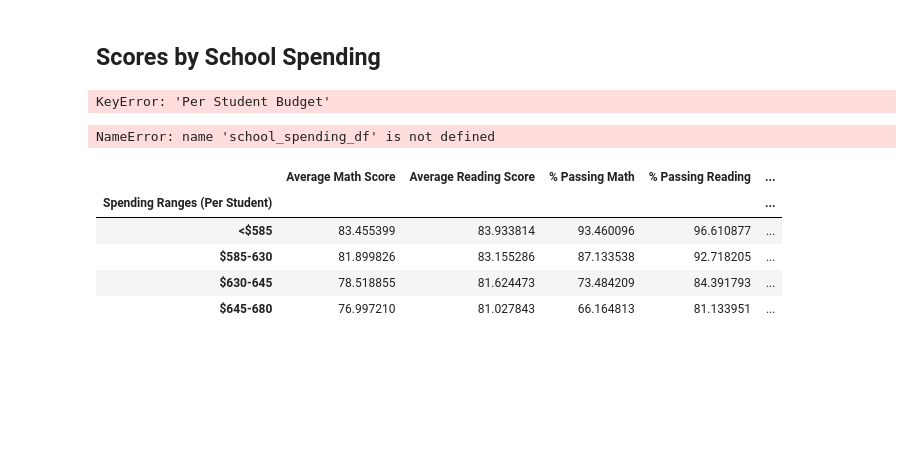
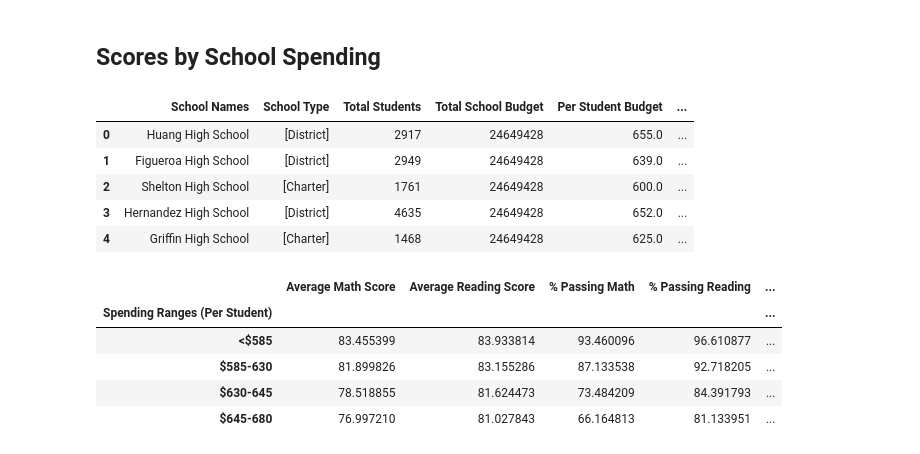
Before and after one commit to alexkopp12/pandas-challenge, a Jupyter notebook: PyCitySchools/PyCitySchools_hw.ipynb, the cells around one changed output. Cells and saved outputs as stored; diff of their text form; code cells hidden in the pictures; blank space fills up the shorter version.

```diff
--- a/PyCitySchools/PyCitySchools_hw.ipynb
+++ b/PyCitySchools/PyCitySchools_hw.ipynb
@@ -107,4 +107,5 @@ district_summary
 ## School Summary
 # %%
 # Use the code provided to select the school type
-school_types = school_data.set_index(["school_name"])["type"]
+school_types = school_data_complete.groupby(['School ID'])['type'].unique()
+school_types.apply(''.join)
@@ -123,6 +152,7 @@ Name: Student ID, dtype: int64
 # %%
 # Calculate the total school budget and per capita spending
 per_school_budget = school_data[['School ID', 'budget']]
-per_school_capita = per_school_budget['budget'] / per_school_counts
-per_school_capita.head()
+per_school_budget
+per_capita_budget_school = per_school_budget['budget'] / per_school_counts
+per_capita_budget_school
 # %% [output]
@@ -310,18 +417,21 @@ school_spending_df = per_school_summary.copy()
 # %%
 # Use `pd.cut` to categorize spending based on the bins.
 school_spending_df["Spending Ranges (Per Student)"] = pd.cut(school_spending_df['Per Student Budget'], bins= spending_bins, labels= labels)
 
-school_spending_df
+school_spending_df.head()
 # %% [output]
-KeyError: 'Per Student Budget'
+|  | School Names | School Type | Total Students | Total School Budget | Per Student Budget | ... |
+| 0 | Huang High School | [District] | 2917 | 24649428 | 655.0 | ... |
+| 1 | Figueroa High School | [District] | 2949 | 24649428 | 639.0 | ... |
+| 2 | Shelton High School | [Charter] | 1761 | 24649428 | 600.0 | ... |
+| 3 | Hernandez High School | [District] | 4635 | 24649428 | 652.0 | ... |
+| 4 | Griffin High School | [Charter] | 1468 | 24649428 | 625.0 | ... |
 # %%
 #  Calculate averages for the desired columns.
-spending_math_scores = school_spending_df.groupby(["Spending Ranges (Per Student)"]).mean()["Average Math Score"]
-spending_reading_scores = school_spending_df.groupby(["Spending Ranges (Per Student)"]).mean()["Average Reading Score"]
-spending_passing_math = school_spending_df.groupby(["Spending Ranges (Per Student)"]).mean()["% Passing Math"]
-spending_passing_reading = school_spending_df.groupby(["Spending Ranges (Per Student)"]).mean()["% Passing Reading"]
-overall_passing_spending = school_spending_df.groupby(["Spending Ranges (Per Student)"]).mean()["% Overall Passing"]
+spending_math_scores = school_spending_df.groupby(["Spending Ranges (Per Student)"])["Average math score"].mean()
+spending_reading_scores = school_spending_df.groupby(["Spending Ranges (Per Student)"])["Average reading score"].mean()
+spending_passing_math = school_spending_df.groupby(["Spending Ranges (Per Student)"])["Math Passing Rate"].mean()
+spending_passing_reading = school_spending_df.groupby(["Spending Ranges (Per Student)"])["Reading Passing Rate"].mean()
+overall_passing_spending = school_spending_df.groupby(["Spending Ranges (Per Student)"])["Overall Passing Rate"].mean()
-# %% [output]
-NameError: name 'school_spending_df' is not defined
 # %%
 # Assemble into DataFrame
```
Also changed, not shown: parts of 20 cells of this notebook.
